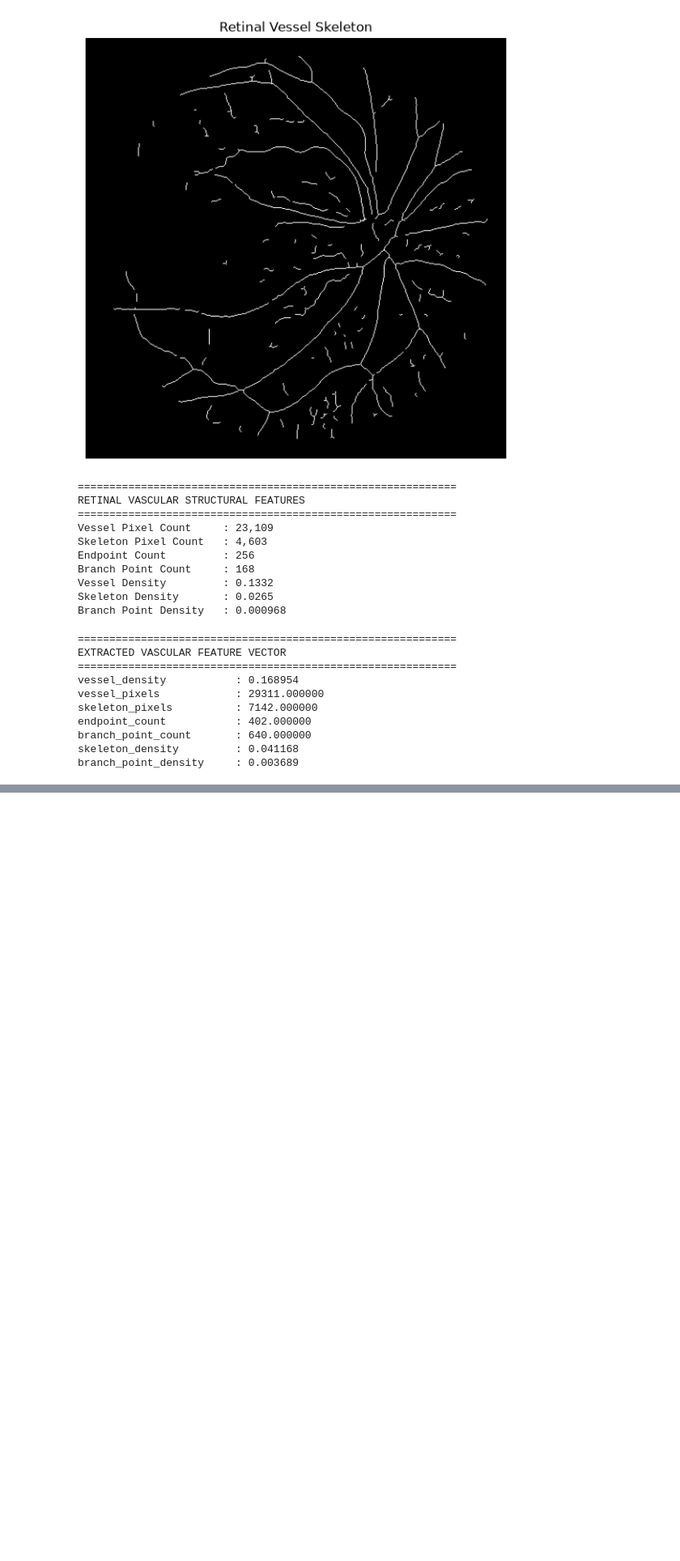
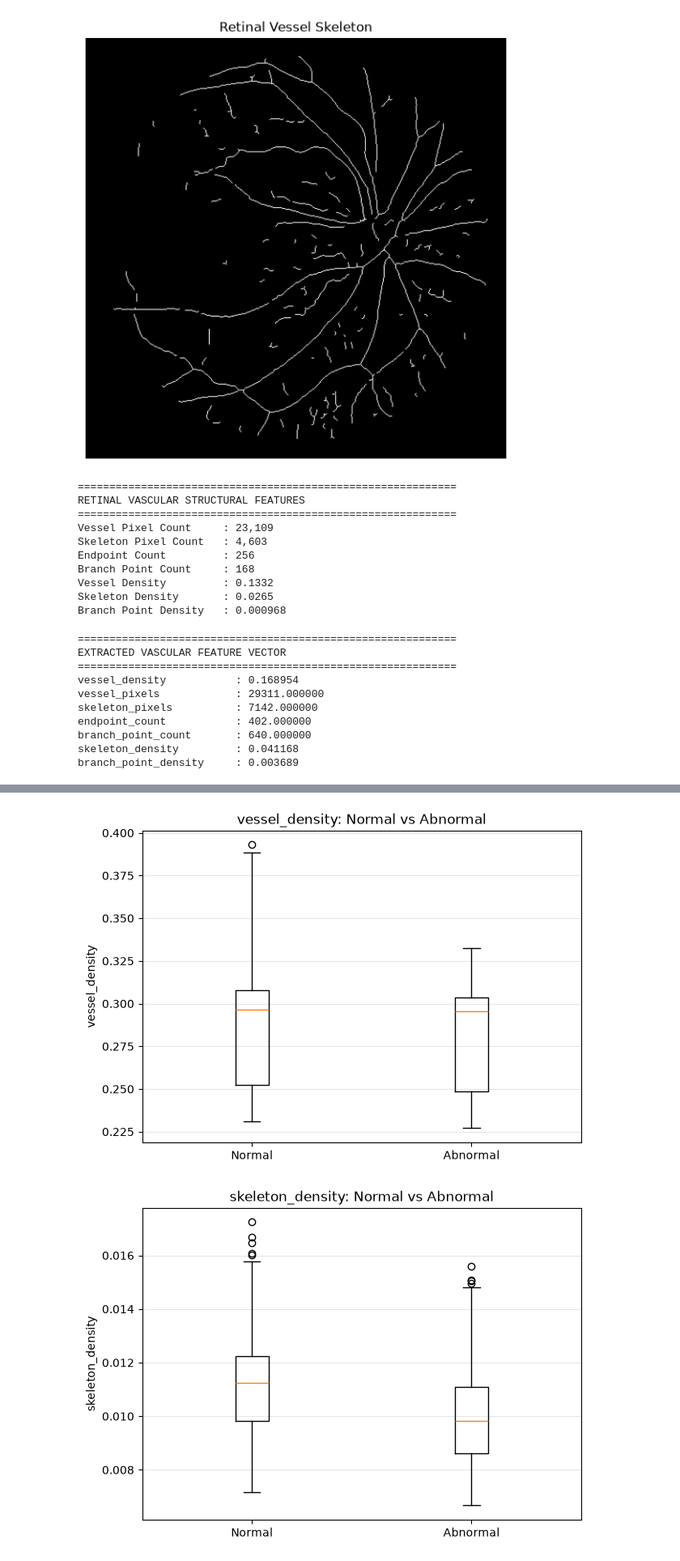
Before and after one commit to shimantranjan/cardiovision-ai, a Jupyter notebook: notebooks/04_vessel_analysis.ipynb, the cells around one changed output, grey strips where cells are left out. Shown at 81% size. Cells and saved outputs as stored; diff of their text form; code cells hidden in the pictures; blank space fills up the shorter version.

Commit message:
feat: add retinal vascular feature analysis

```diff
--- a/notebooks/04_vessel_analysis.ipynb
+++ b/notebooks/04_vessel_analysis.ipynb
@@ -497,3 +497,22 @@ endpoint_count           : 402.000000
 branch_point_count       : 640.000000
 skeleton_density         : 0.041168
 branch_point_density     : 0.003689
+# %%
+# ============================================================
+# CREATE TEST DATASET FOR VASCULAR ANALYSIS
+# ============================================================
+
+from pathlib import Path
+from PIL import Image
+import pandas as pd
+import numpy as np
+import cv2
+from tqdm import tqdm
+
+# Dataset directory
+DATASET_DIR = Path(
+    "../data/raw/china_fundus_cimt/Fundus_CIMT_2903 Dataset"
+)
+
+print("Dataset directory:")
+print(DATASET_DIR.resolve())
@@ -499,0 +883,34 @@ branch_point_density     : 0.003689
+# %%
+# ============================================================
+# VASCULAR FEATURE DISTRIBUTION
+# ============================================================
+
+import matplotlib.pyplot as plt
+
+plot_features = [
+    "vessel_density",
+    "skeleton_density",
+    "endpoint_count",
+    "branch_point_count"
+]
+
+for feature in plot_features:
+
+    normal_values = normal[feature].dropna()
+    abnormal_values = abnormal[feature].dropna()
+
+    plt.figure(figsize=(7, 5))
+
+    plt.boxplot(
+        [normal_values, abnormal_values],
+        tick_labels=["Normal", "Abnormal"]
+    )
+
+    plt.ylabel(feature)
+    plt.title(f"{feature}: Normal vs Abnormal")
+    plt.grid(axis="y", alpha=0.3)
+
+    plt.show()
+# %% [output]
+[figure, added]
+[figure, added]
```
Also changed, not shown: parts of 14 cells of this notebook.
